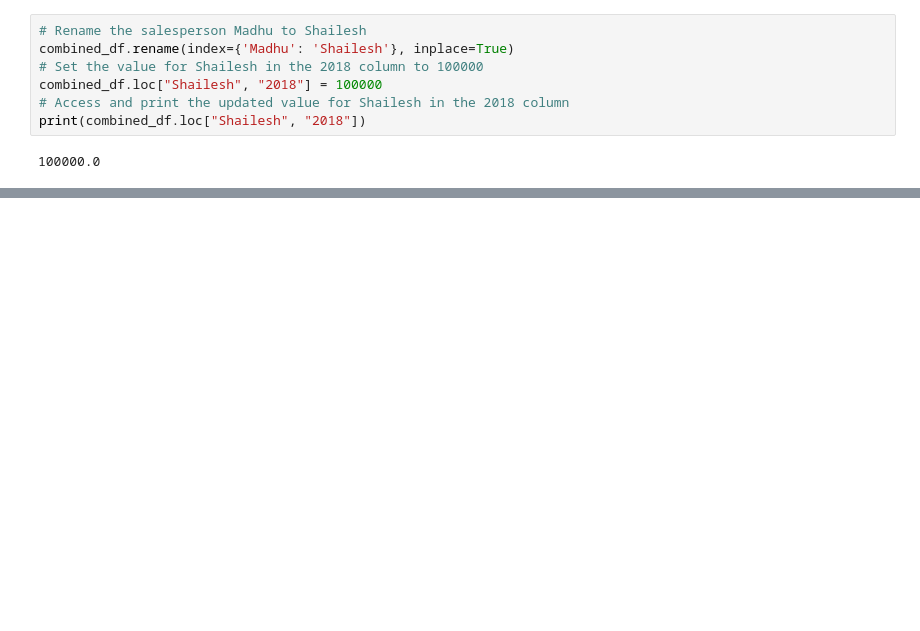
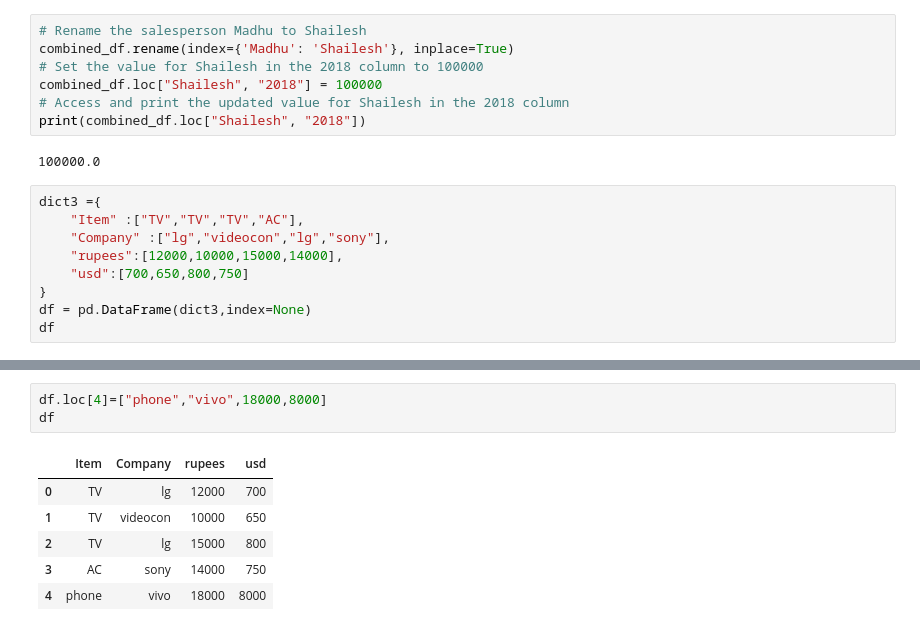
Before and after one commit to RahulArra/Machine-Learning, a Jupyter notebook: ML_week_1.ipynb, the cells around one changed output, grey strips where cells are left out. Cells and saved outputs as stored; diff of their text form; blank space fills up the shorter version.

```diff
--- a/ML_week_1.ipynb
+++ b/ML_week_1.ipynb
@@ -170,3 +171,12 @@ combined_df.loc["Shailesh", "2018"] = 100000
 print(combined_df.loc["Shailesh", "2018"])
 # %% [output]
 100000.0
+# %%
+dict3 ={
+    "Item" :["TV","TV","TV","AC"],
+    "Company" :["lg","videocon","lg","sony"],
+    "rupees":[12000,10000,15000,14000],
+    "usd":[700,650,800,750]
+}
+df = pd.DataFrame(dict3,index=None)
+df
@@ -172,0 +189,10 @@ print(combined_df.loc["Shailesh", "2018"])
+# %%
+df.loc[4]=["phone","vivo",18000,8000]
+df
+# %% [output]
+|  | Item | Company | rupees | usd |
+| 0 | TV | lg | 12000 | 700 |
+| 1 | TV | videocon | 10000 | 650 |
+| 2 | TV | lg | 15000 | 800 |
+| 3 | AC | sony | 14000 | 750 |
+| 4 | phone | vivo | 18000 | 8000 |
```
Also changed, not shown: parts of 12 cells of this notebook.
